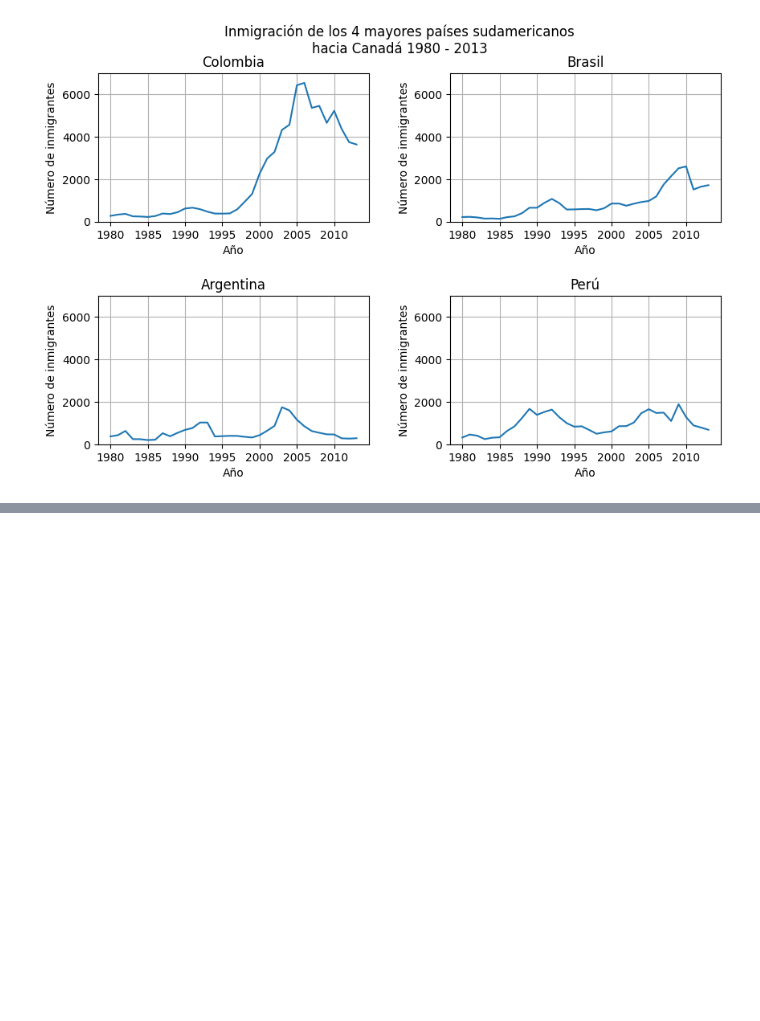
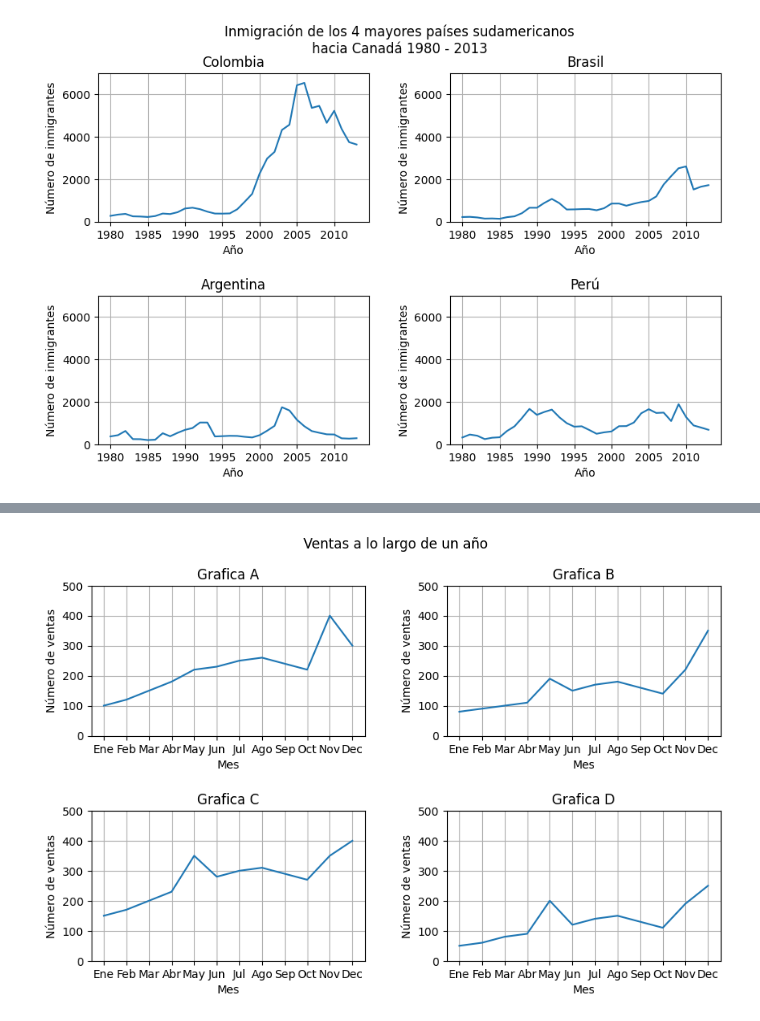
Before and after one commit to Liuz8/ETL-Oracle-Curso, a Jupyter notebook: graficos.ipynb, the cells around one changed output, grey strips where cells are left out. Drawn from its saved outputs; the diff is of its cells as text; code cells hidden in the pictures; blank space fills up the shorter version.

```diff
--- a/graficos.ipynb
+++ b/graficos.ipynb
@@ -426,0 +451,14 @@ plt.show()
+# %%
+tiendas = ['A', 'B', 'C', 'D']
+ventas_2022 = {'Ene': [100, 80, 150, 50],
+    'Feb': [120, 90, 170, 60],
+    'Mar': [150, 100, 200, 80],
+    'Abr': [180, 110, 230, 90],
+    'May': [220, 190, 350, 200],
+    'Jun': [230, 150, 280, 120],
+    'Jul': [250, 170, 300, 140],
+    'Ago': [260, 180, 310, 150],
+    'Sep': [240, 160, 290, 130],
+    'Oct': [220, 140, 270, 110],
+    'Nov': [400, 220, 350, 190],
+    'Dec': [300, 350, 400, 250]}
@@ -426,0 +471,3 @@ plt.show()
+# %%
+# Asignamos el indice de la lista tiendas
+ventas = pd.DataFrame(ventas_2022, index=tiendas)
@@ -426,0 +482,33 @@ plt.show()
+# %%
+# Creamos las 4 figuras
+fig, axs = plt.subplots(2,2,figsize=(10,6))
+fig.subplots_adjust(hspace=0.5,wspace=0.3) # Espacio entre graficos
+fig.suptitle('Ventas a lo largo de un año')
+
+axs[0,0].plot(ventas.loc['A'])
+axs[0,0].set_title('Grafica A')
+
+axs[0,1].plot(ventas.loc['B'])
+axs[0,1].set_title('Grafica B')
+
+axs[1,0].plot(ventas.loc['C'])
+axs[1,0].set_title('Grafica C')
+
+axs[1,1].plot(ventas.loc['D'])
+axs[1,1].set_title('Grafica D')
+
+ymin=0
+ymax=500
+
+for ax in axs.ravel(): # ravel toma arage multidimensional a un arage unidimensional
+    ax.set_ylim(ymin,ymax)
+
+for ax in axs.flat:
+    # ax.xaxis.set_major_locator(plt.MultipleLocator(5))
+    ax.set_xlabel('Mes')
+    ax.set_ylabel('Número de ventas')
+    ax.grid()
+
+plt.show()
+# %% [output]
+[figure, added]
```
Also changed, not shown: parts of 7 cells of this notebook.
